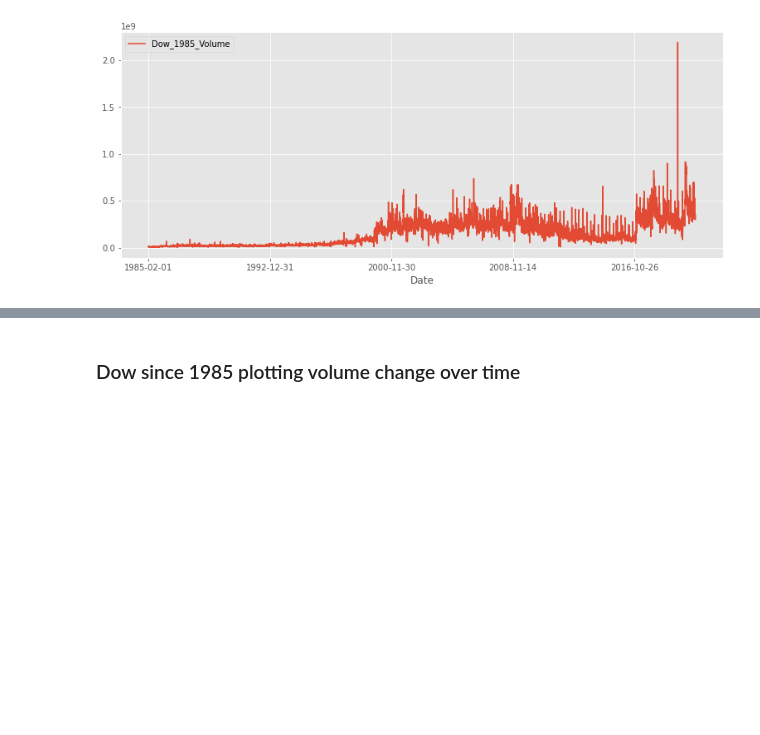
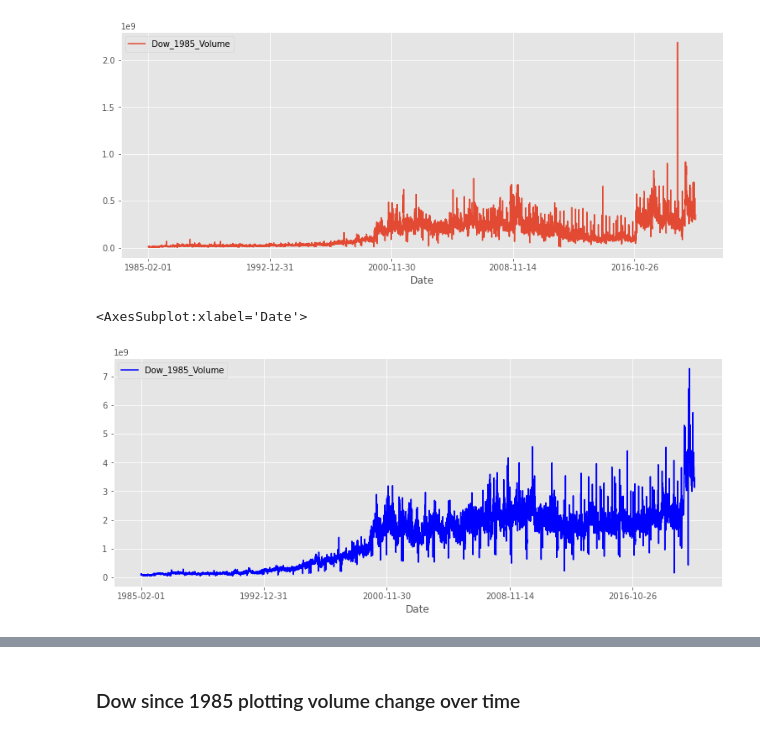
Before and after one commit to yamasjose11/index-elections, a Jupyter notebook: index-funds-elections.ipynb, the cells around one changed output, grey strips where cells are left out. Cells and saved outputs as stored; diff of their text form; code cells hidden in the pictures; blank space fills up the shorter version.

```diff
--- a/index-funds-elections.ipynb
+++ b/index-funds-elections.ipynb
@@ -64,3 +117,8 @@ dow_filtered.plot(x='Date', y='Volume', label='Dow_1985_Volume', figsize=(13,5))
 # %% [output]
 <AxesSubplot:xlabel='Date'>
 [figure]
+# %%
+nasdaq_filtered.plot(x='Date', y='Volume', label='Dow_1985_Volume', figsize=(13,5), color="blue")
+# %% [output]
+<AxesSubplot:xlabel='Date'>
+[figure, added]
```
Also changed, not shown: parts of 87 cells of this notebook.
